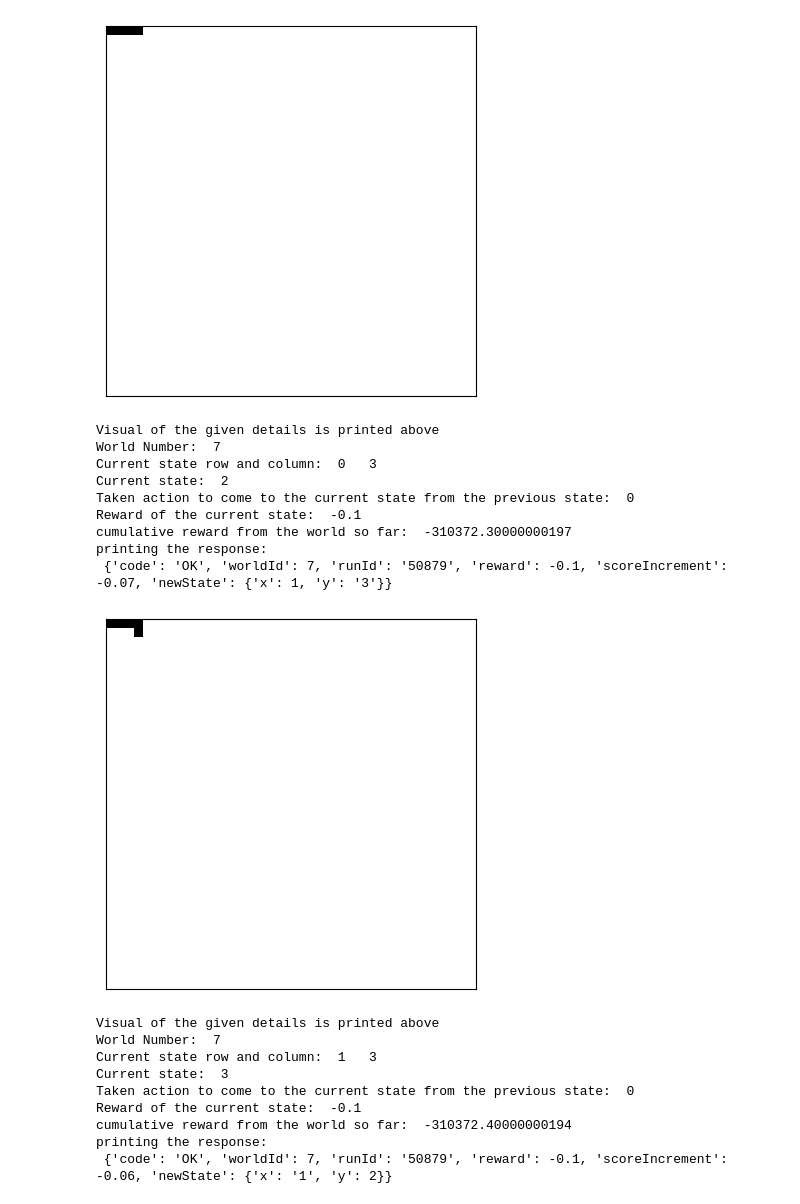
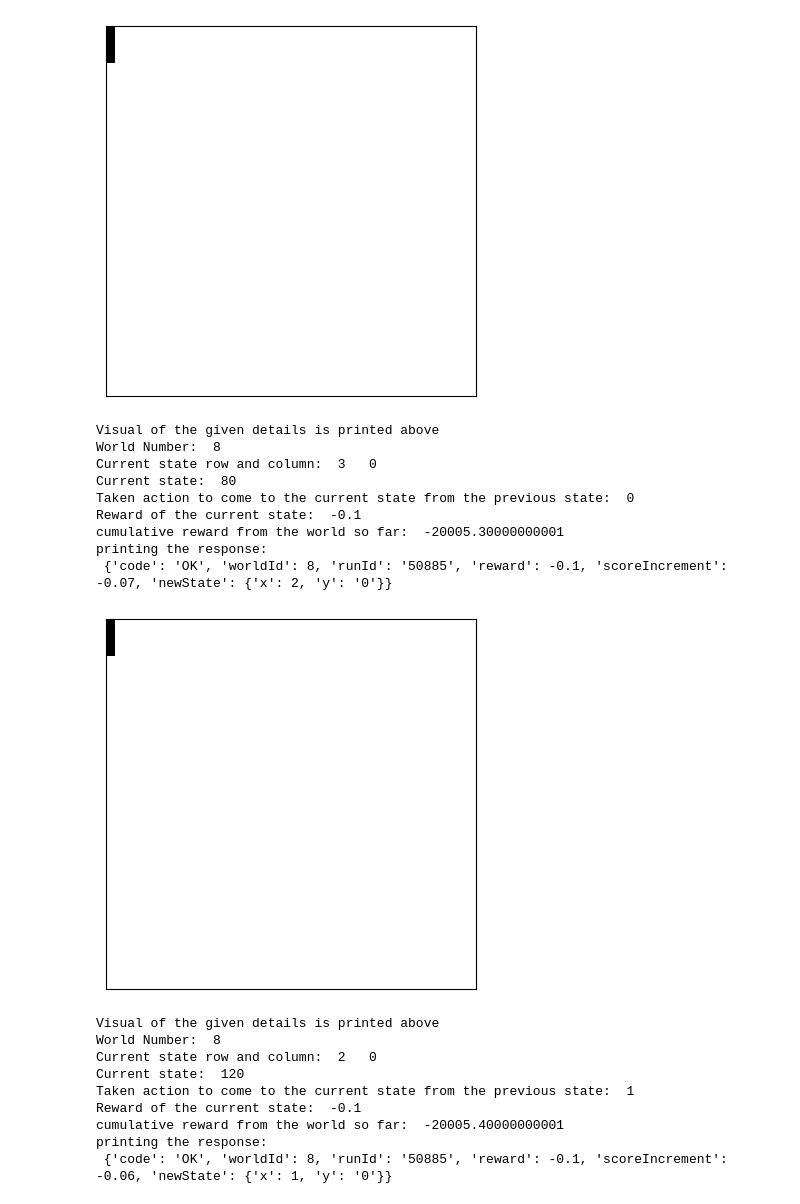
Before and after one commit to tmehtiyev2019/Reinforcement-Learning, a Jupyter notebook: Exploration_Script.ipynb, the cells around one changed output. Cells and saved outputs as stored; diff of their text form; code cells hidden in the pictures.

```diff
--- a/Exploration_Script.ipynb
+++ b/Exploration_Script.ipynb
@@ -112,7 +112,7 @@ for episode in range(n_episodes):
             world_id=np.argmax(score_map[1:])+1
             print(score_map)
 
-        world_id=7
+        world_id=8
         adjusted_epsilon=epsilon*(1**world_traversal_count[world_id])
         adjusted_alpha=alpha*(1**world_traversal_count[world_id])
         print(world_id, " world selected for iteration")
@@ -285,20 +285,20 @@ printing the response:
-[figure, old version]
+[figure, new version]
 Visual of the given details is printed above
-World Number:  7
-Current state row and column:  0   3
-Current state:  2
+World Number:  8
+Current state row and column:  3   0
+Current state:  80
 Taken action to come to the current state from the previous state:  0
 Reward of the current state:  -0.1
-cumulative reward from the world so far:  -310372.30000000197
+cumulative reward from the world so far:  -20005.30000000001
 printing the response:
- {'code': 'OK', 'worldId': 7, 'runId': '50879', 'reward': -0.1, 'scoreIncrement': -0.07, 'newState': {'x': 1, 'y': '3'}}
+ {'code': 'OK', 'worldId': 8, 'runId': '50885', 'reward': -0.1, 'scoreIncrement': -0.07, 'newState': {'x': 2, 'y': '0'}}
-[figure, old version]
+[figure, new version]
 Visual of the given details is printed above
-World Number:  7
-Current state row and column:  1   3
-Current state:  3
-Taken action to come to the current state from the previous state:  0
+World Number:  8
+Current state row and column:  2   0
+Current state:  120
+Taken action to come to the current state from the previous state:  1
 Reward of the current state:  -0.1
-cumulative reward from the world so far:  -310372.40000000194
+cumulative reward from the world so far:  -20005.40000000001
 printing the response:
- {'code': 'OK', 'worldId': 7, 'runId': '50879', 'reward': -0.1, 'scoreIncrement': -0.06, 'newState': {'x': '1', 'y': 2}}
+ {'code': 'OK', 'worldId': 8, 'runId': '50885', 'reward': -0.1, 'scoreIncrement': -0.06, 'newState': {'x': 1, 'y': '0'}}
```
Also changed, not shown: parts of 1 cell of this notebook, 3 other files.
